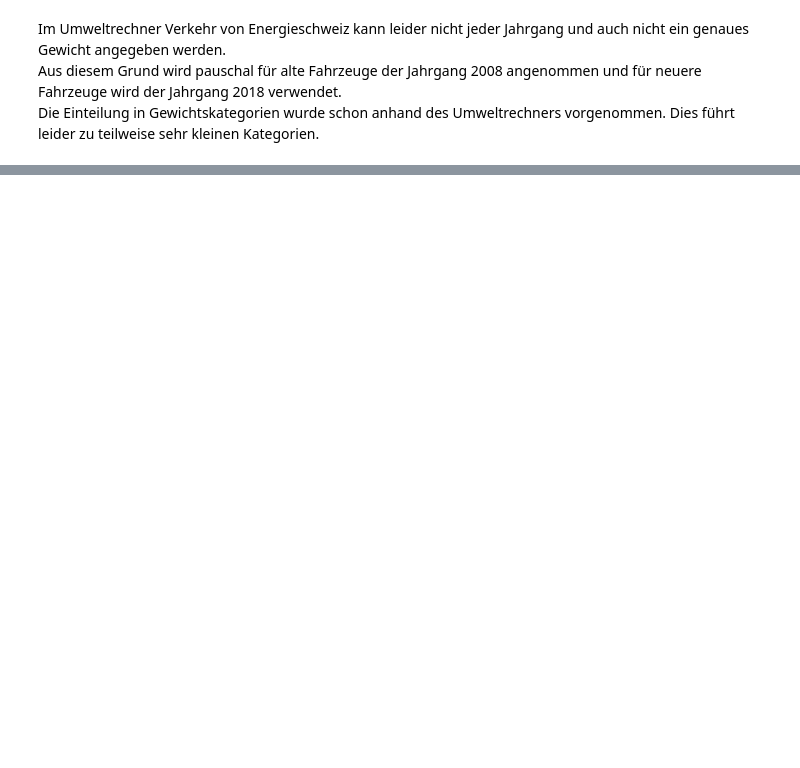
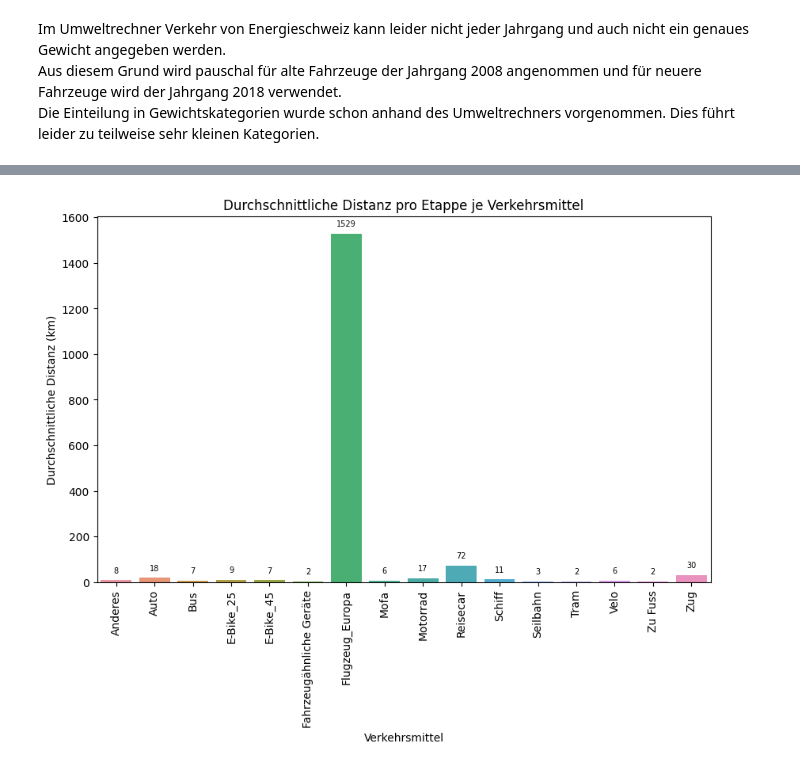
Before and after one commit to larissa-marti/ANM_Gruppe_Y, a Jupyter notebook: fahrzeuge.ipynb, the cells around one changed output, grey strips where cells are left out. Drawn from its saved outputs; the diff is of its cells as text; code cells hidden in the pictures; blank space fills up the shorter version.

```diff
--- a/fahrzeuge.ipynb
+++ b/fahrzeuge.ipynb
@@ -303,0 +547,26 @@ Index(['name', 'type', 'subtype', 'powertrain', 'description',
+# %%
+# Berechnen der durchschnittlichen Distanz je Verkehrsmittel
+verkehrsmittel_avg_distanz = etappen_freizeit.groupby('Verkehrsmittel')['Distanz_km'].mean().sort_index()
+
+# Erstellen des Barplots
+plt.figure(figsize=(10, 6))
+ax = sns.barplot(x=verkehrsmittel_avg_distanz.index, y=verkehrsmittel_avg_distanz.values)
+
+# Hinzufügen von Achsenbeschriftungen und Titel
+plt.xlabel('Verkehrsmittel')
+plt.ylabel('Durchschnittliche Distanz (km)')
+plt.title('Durchschnittliche Distanz pro Etappe je Verkehrsmittel')
+plt.xticks(rotation=90)
+
+# Säulen mit den jeweiligen Werten beschriften
+for p in ax.patches:
+    ax.annotate(f'{int(p.get_height())}',  # Verwendung von int() zum Entfernen der Kommastellen
+                (p.get_x() + p.get_width() / 2., p.get_height()),
+                ha='center', va='center',
+                fontsize=7, color='black',
+                xytext=(0, 9), textcoords='offset points')
+
+# Plot anzeigen
+plt.show()
+# %% [output]
+[figure, added]
```
Also changed, not shown: parts of 33 cells of this notebook.
